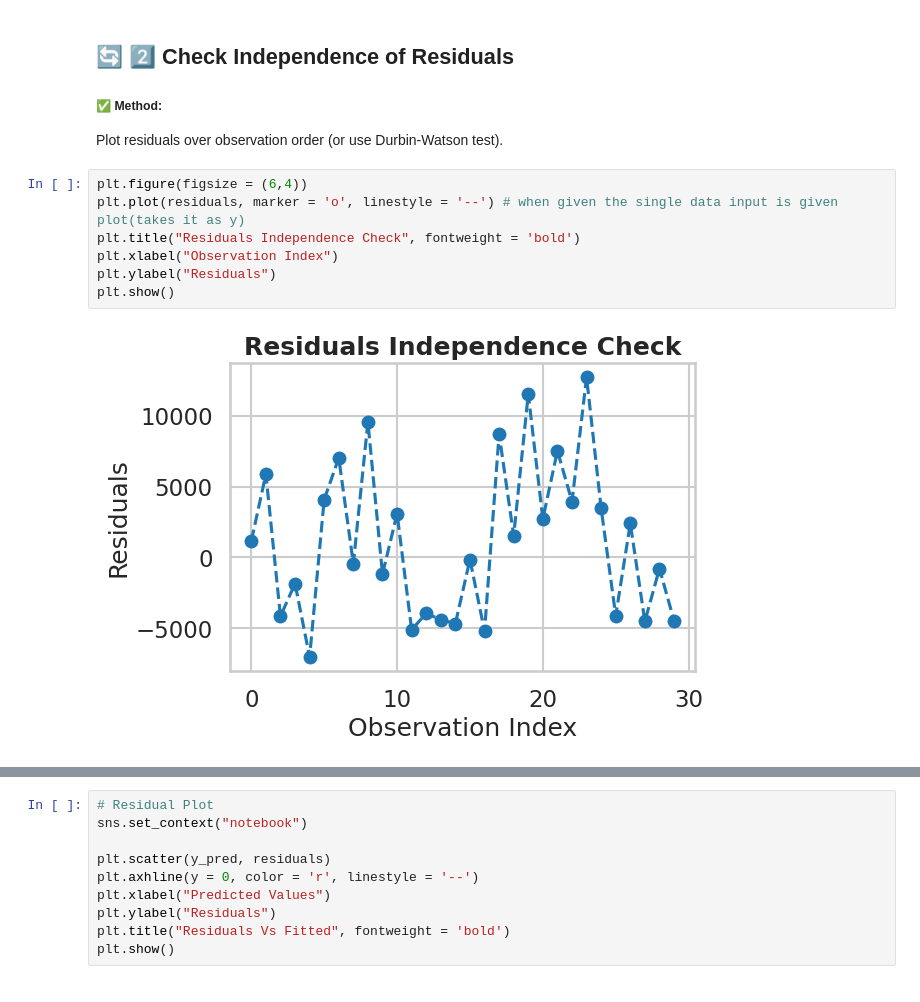
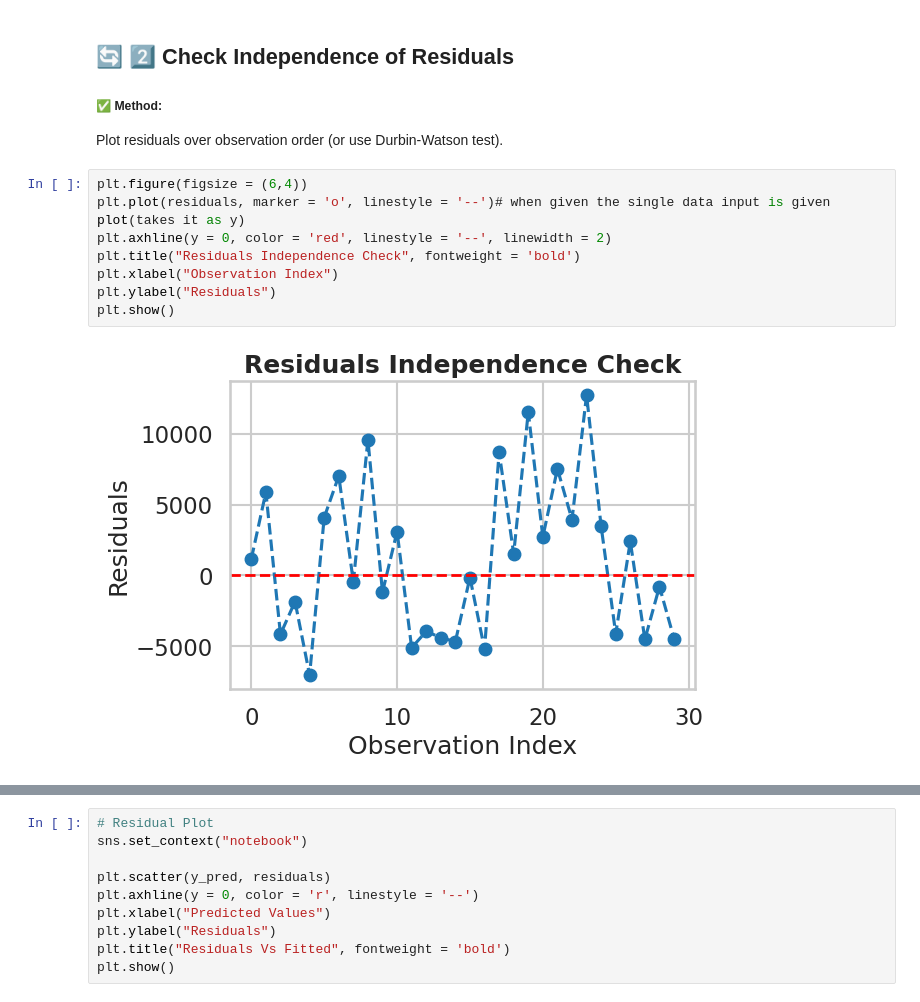
Before and after one commit to Akash123-cyber/ML-Journey, a Jupyter notebook: 11.2_Multiple_Linear_Regression.ipynb, the cells around one changed output, grey strips where cells are left out. Drawn from its saved outputs; the diff is of its cells as text.

```diff
--- a/11.2_Multiple_Linear_Regression.ipynb
+++ b/11.2_Multiple_Linear_Regression.ipynb
@@ -321,11 +322,12 @@ plt.show()
 Plot residuals over observation order (or use Durbin-Watson test).
 # %%
 plt.figure(figsize = (6,4))
-plt.plot(residuals, marker = 'o', linestyle = '--') # when given the single data input is given plot(takes it as y)
+plt.plot(residuals, marker = 'o', linestyle = '--')# when given the single data input is given plot(takes it as y)
+plt.axhline(y = 0, color = 'red', linestyle = '--', linewidth = 2)
 plt.title("Residuals Independence Check", fontweight = 'bold')
 plt.xlabel("Observation Index")
 plt.ylabel("Residuals")
 plt.show()
 # %% [output]
-[figure, old version]
+[figure, new version]
 # %% [markdown]
```
Also changed, not shown: parts of 6 cells of this notebook, 1 other file.
